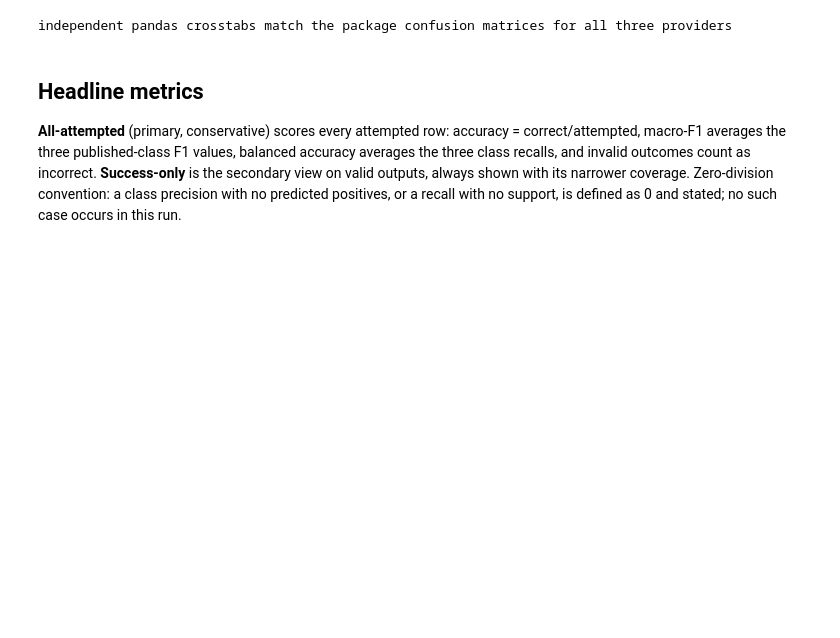
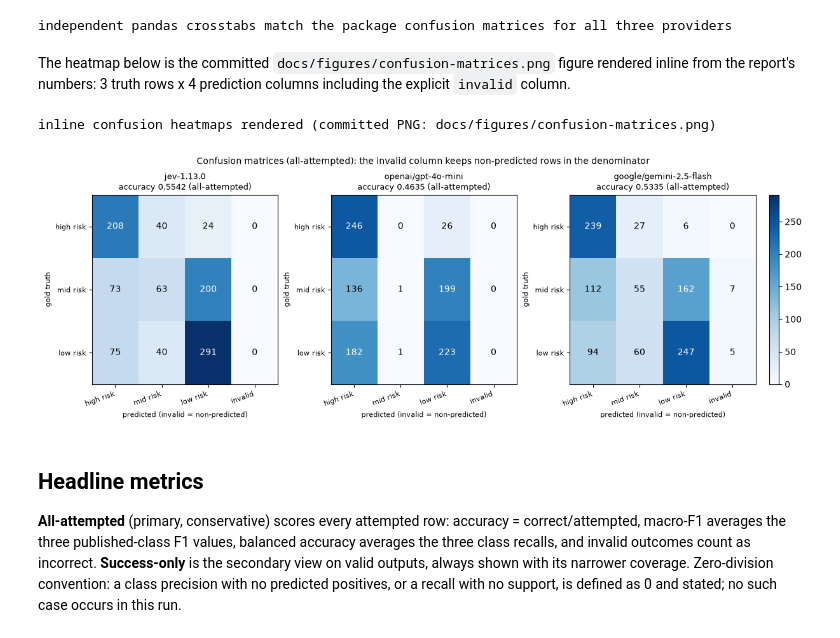
Before and after one commit to sivalingapandian/jev-benchmark-uci-maternal-health-risk, a Jupyter notebook: notebooks/benchmark.ipynb, the cells around one changed output. Saved outputs shown, nothing was run; the diff lists cells and outputs as text; code cells hidden in the pictures; blank space fills up the shorter version.

```diff
--- a/notebooks/benchmark.ipynb
+++ b/notebooks/benchmark.ipynb
@@ -204,6 +203,23 @@ print(
 | mid risk | 112 | 55 | 162 | 7 |
 | low risk | 94 | 60 | 247 | 5 |
 independent pandas crosstabs match the package confusion matrices for all three providers
+# %% [markdown]
+The heatmap below is the committed `docs/figures/confusion-matrices.png` figure rendered inline from the report's numbers: 3 truth rows x 4 prediction columns including the explicit `invalid` column.
+# %%
+# Deterministic figures reuse the *report's* numbers (never recomputed here),
+# so a chart cannot disagree with a table. This notebook renders them inline
+# only; it never writes into docs/figures/ (the committed PNGs are produced by
+# the offline `jev-benchmark figures` command).
+artifacts = report_mod.load_run_artifacts(PUBLISHED)
+report = report_mod.build_report(artifacts, dataset)
+figures_mod.confusion_figure(report)
+print(
+    "inline confusion heatmaps rendered "
+    "(committed PNG: docs/figures/confusion-matrices.png)"
+)
+# %% [output]
+inline confusion heatmaps rendered (committed PNG: docs/figures/confusion-matrices.png)
+[figure, added]
 # %% [markdown]
 ## Headline metrics
 
```
Also changed, not shown: parts of 3 cells of this notebook, 7 other files.
